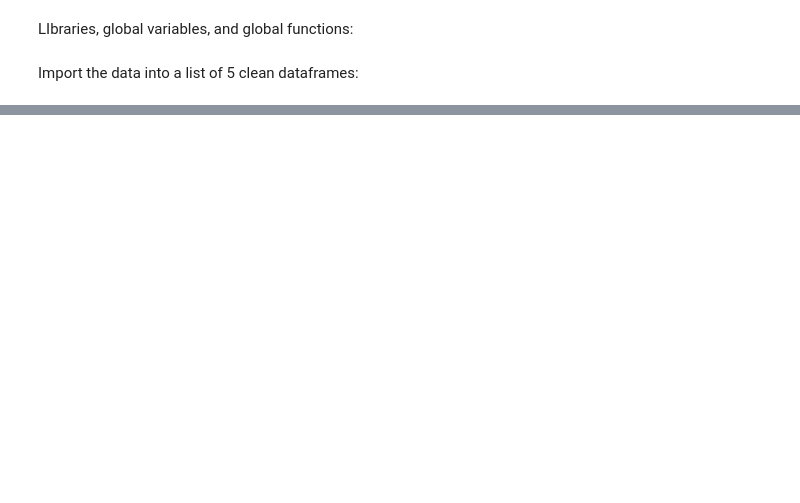
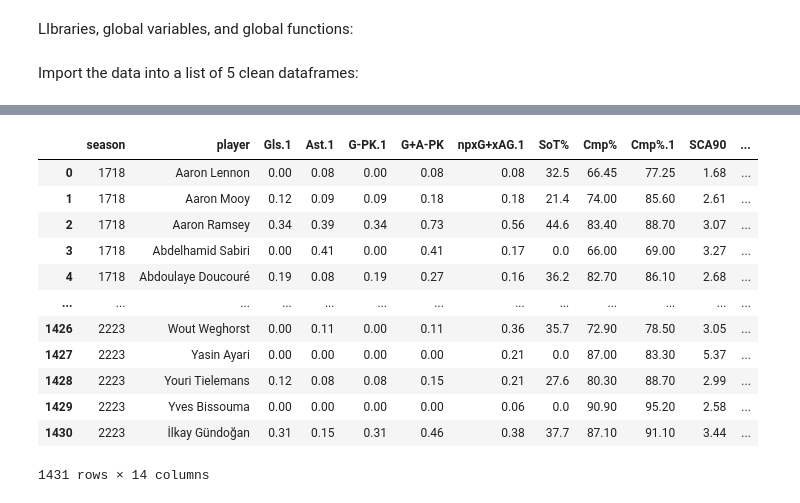
Before and after one commit to cmartins2001/player-valuation-model, a Jupyter notebook: player_summary_tables.ipynb, the cells around one changed output, grey strips where cells are left out. Saved outputs shown, nothing was run; the diff lists cells and outputs as text; code cells hidden in the pictures; blank space fills up the shorter version.

```diff
--- a/player_summary_tables.ipynb
+++ b/player_summary_tables.ipynb
@@ -140,0 +154,16 @@ for pos, stat_dict in zip(positions, stat_dicts):
+# %%
+epl_mid_df
+# %% [output]
+|  | season | player | Gls.1 | Ast.1 | G-PK.1 | G+A-PK | npxG+xAG.1 | SoT% | Cmp% | Cmp%.1 | SCA90 | ... |
+| 0 | 1718 | Aaron Lennon | 0.00 | 0.08 | 0.00 | 0.08 | 0.08 | 32.5 | 66.45 | 77.25 | 1.68 | ... |
+| 1 | 1718 | Aaron Mooy | 0.12 | 0.09 | 0.09 | 0.18 | 0.18 | 21.4 | 74.00 | 85.60 | 2.61 | ... |
+| 2 | 1718 | Aaron Ramsey | 0.34 | 0.39 | 0.34 | 0.73 | 0.56 | 44.6 | 83.40 | 88.70 | 3.07 | ... |
+| 3 | 1718 | Abdelhamid Sabiri | 0.00 | 0.41 | 0.00 | 0.41 | 0.17 | 0.0 | 66.00 | 69.00 | 3.27 | ... |
+| 4 | 1718 | Abdoulaye Doucouré | 0.19 | 0.08 | 0.19 | 0.27 | 0.16 | 36.2 | 82.70 | 86.10 | 2.68 | ... |
+| ... | ... | ... | ... | ... | ... | ... | ... | ... | ... | ... | ... | ... |
+| 1426 | 2223 | Wout Weghorst | 0.00 | 0.11 | 0.00 | 0.11 | 0.36 | 35.7 | 72.90 | 78.50 | 3.05 | ... |
+| 1427 | 2223 | Yasin Ayari | 0.00 | 0.00 | 0.00 | 0.00 | 0.21 | 0.0 | 87.00 | 83.30 | 5.37 | ... |
+| 1428 | 2223 | Youri Tielemans | 0.12 | 0.08 | 0.08 | 0.15 | 0.21 | 27.6 | 80.30 | 88.70 | 2.99 | ... |
+| 1429 | 2223 | Yves Bissouma | 0.00 | 0.00 | 0.00 | 0.00 | 0.06 | 0.0 | 90.90 | 95.20 | 2.58 | ... |
+| 1430 | 2223 | İlkay Gündoğan | 0.31 | 0.15 | 0.31 | 0.46 | 0.38 | 37.7 | 87.10 | 91.10 | 3.44 | ... |
+1431 rows × 14 columns
```
Also changed, not shown: parts of 3 cells of this notebook.
